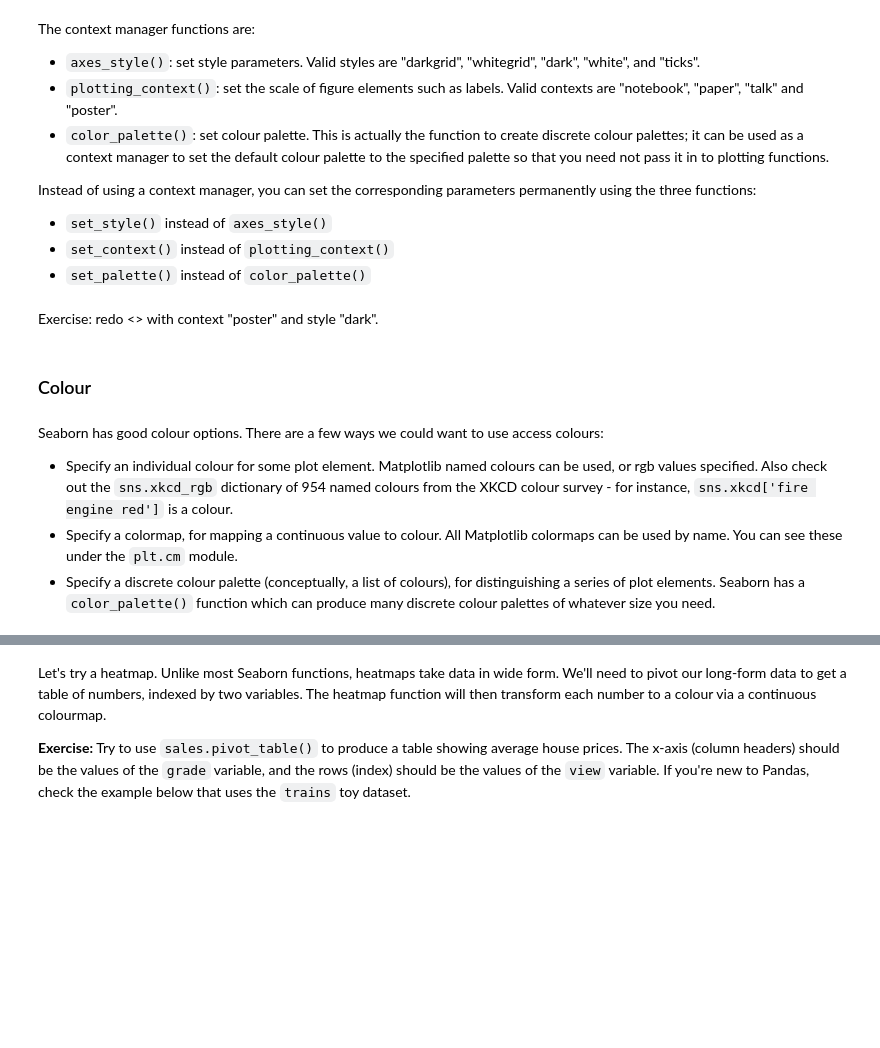
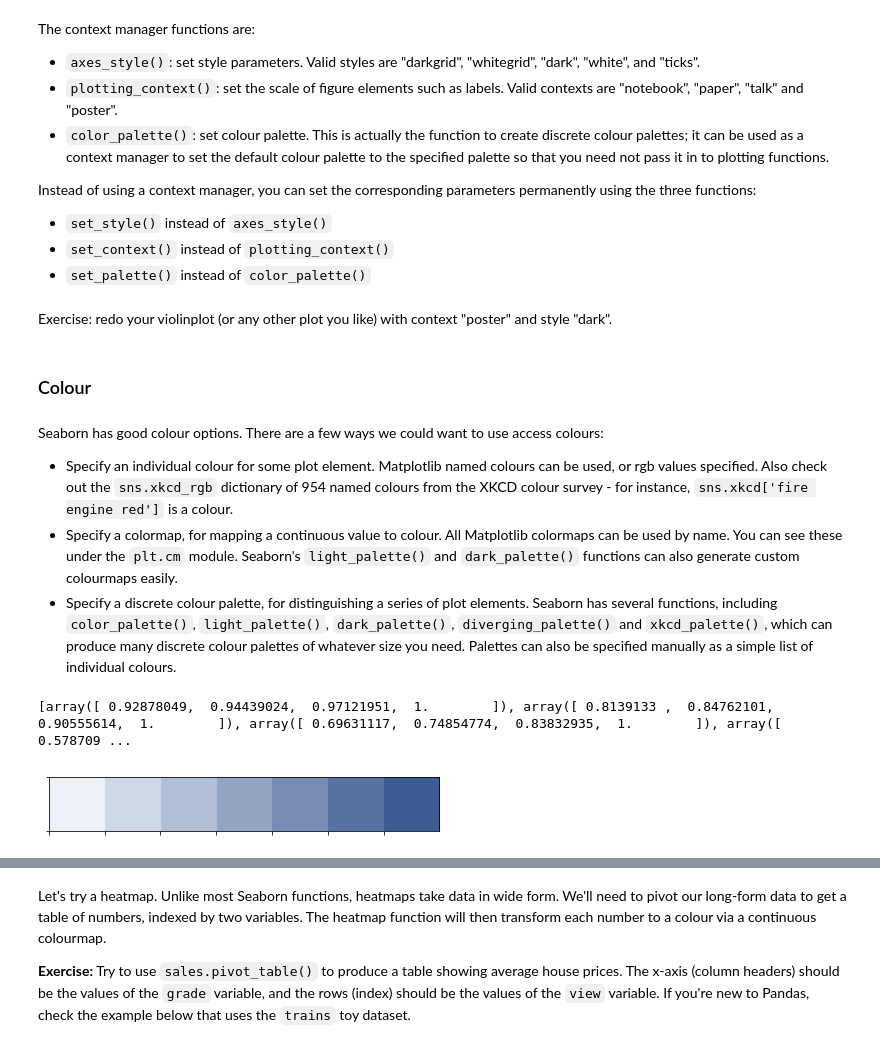
Before and after one commit to claresloggett/aspp-visualisation, a Jupyter notebook: Seaborn.ipynb, the cells around one changed output, grey strips where cells are left out. Saved outputs shown, nothing was run; the diff lists cells and outputs as text; code cells hidden in the pictures; blank space fills up the shorter version.

```diff
--- a/Seaborn.ipynb
+++ b/Seaborn.ipynb
@@ -190,4 +189,4 @@ Instead of using a context manager, you can set the corresponding parameters per
 - `set_context()` instead of `plotting_context()`
 - `set_palette()` instead of `color_palette()`
 # %% [markdown]
-Exercise: redo <> with context "poster" and style "dark".
+Exercise: redo your violinplot (or any other plot you like) with context "poster" and style "dark".
@@ -199,5 +196,5 @@ Exercise: redo <> with context "poster" and style "dark".
 Seaborn has good colour options. There are a few ways we could want to use access colours:
 
 * Specify an individual colour for some plot element. Matplotlib named colours can be used, or rgb values specified. Also check out the `sns.xkcd_rgb` dictionary of 954 named colours from the XKCD colour survey - for instance, `sns.xkcd['fire engine red']` is a colour.
-* Specify a colormap, for mapping a continuous value to colour. All Matplotlib colormaps can be used by name. You can see these under the `plt.cm` module.
-* Specify a discrete colour palette (conceptually, a list of colours), for distinguishing a series of plot elements. Seaborn has a `color_palette()` function which can produce many discrete colour palettes of whatever size you need.
+* Specify a colormap, for mapping a continuous value to colour. All Matplotlib colormaps can be used by name. You can see these under the `plt.cm` module. Seaborn's `light_palette()` and `dark_palette()` functions can also generate custom colourmaps easily.
+* Specify a discrete colour palette, for distinguishing a series of plot elements. Seaborn has several functions, including `color_palette()`, `light_palette()`, `dark_palette()`, `diverging_palette()` and `xkcd_palette()`, which can produce many discrete colour palettes of whatever size you need. Palettes can also be specified manually as a simple list of individual colours.
@@ -205,0 +201,9 @@ Seaborn has good colour options. There are a few ways we could want to use acces
+# %%
+# An example discrete colour palette of 7 colours, based on the XKCD colour "denim blue"
+# palplot is a function to visualise a palette
+palette = sns.light_palette("denim blue", n_colors=7, input='xkcd')
+print(palette)
+sns.palplot(palette)
+# %% [output]
+[array([ 0.92878049,  0.94439024,  0.97121951,  1.        ]), array([ 0.8139133 ,  0.84762101,  0.90555614,  1.        ]), array([ 0.69631117,  0.74854774,  0.83832935,  1.        ]), array([ 0.578709 ...
+[figure, added]
```
Also changed, not shown: parts of 19 cells of this notebook, 1 other file.
